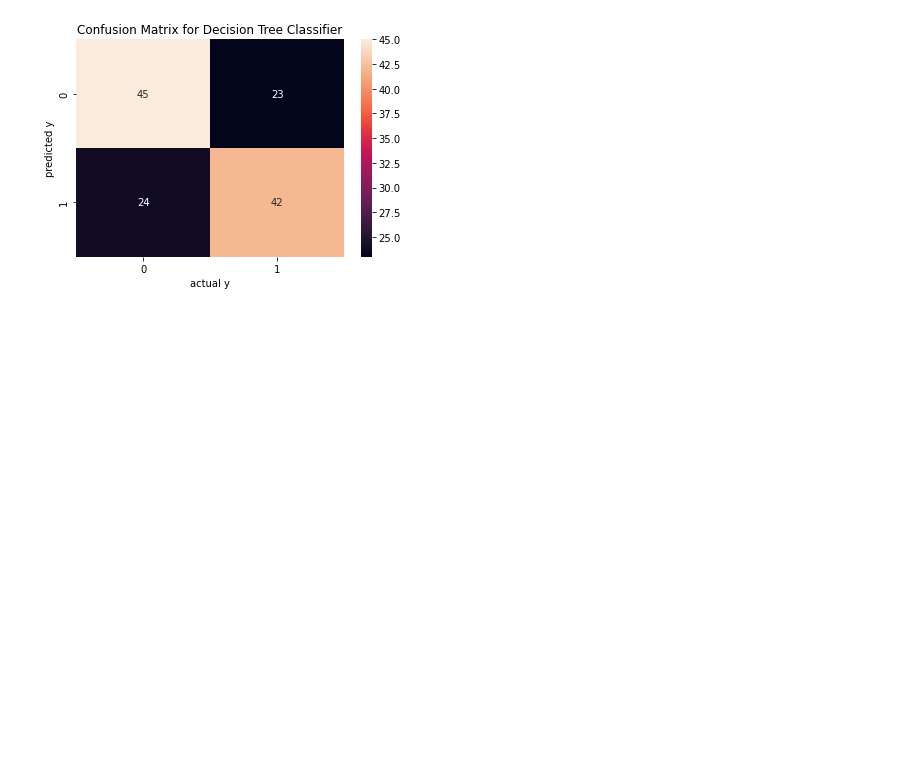
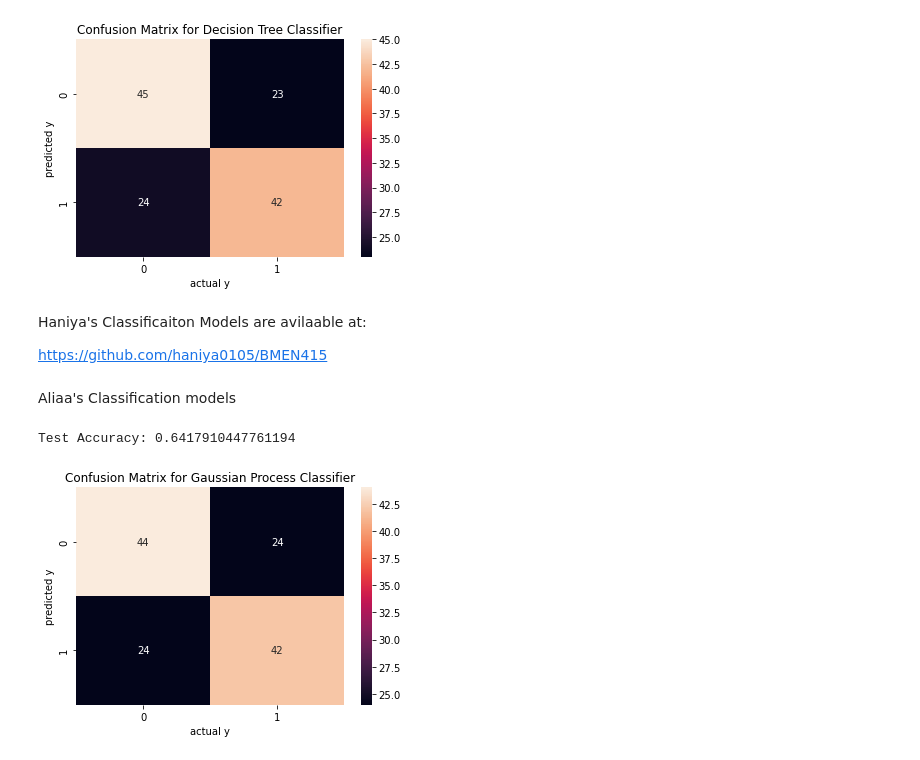
Before and after one commit to emmim25/Group08_Project, a Jupyter notebook: BMEN415_Group8_Final_Project_Models.ipynb, the cells around one changed output. Saved outputs shown, nothing was run; the diff lists cells and outputs as text; code cells hidden in the pictures; blank space fills up the shorter version.

```diff
--- a/BMEN415_Group8_Final_Project_Models.ipynb
+++ b/BMEN415_Group8_Final_Project_Models.ipynb
@@ -654,3 +693,28 @@ print('Test Accuracy:', test_accuracy)
 # %% [output]
 Test Accuracy: 0.6492537313432836
 [figure]
+# %% [markdown]
+Haniya's Classificaiton Models are avilaable at:
+
+https://github.com/haniya0105/BMEN415
+# %% [markdown]
+Aliaa's Classification models
+# %%
+# Gaussian Process Classifier
+
+from sklearn.gaussian_process import GaussianProcessClassifier
+
+GPC = GaussianProcessClassifier()
+GPC.fit(x_train, y_train)
+y_predict = GPC.predict(x_test)
+
+test_matrix = confusion_matrix(y_test, y_predict)
+sns.heatmap(test_matrix, annot=True)
+plt.xlabel('actual y')
+plt.ylabel('predicted y')
+plt.title("Confusion Matrix for Gaussian Process Classifier")
+test_accuracy = (test_matrix[0,0]+test_matrix[1,1])/(test_matrix[0,0]+test_matrix[0,1]+test_matrix[1,0]+test_matrix[1,1])
+print('Test Accuracy:', test_accuracy)
+# %% [output]
+Test Accuracy: 0.6417910447761194
+[figure, added]
```
Also changed, not shown: parts of 11 cells of this notebook.
